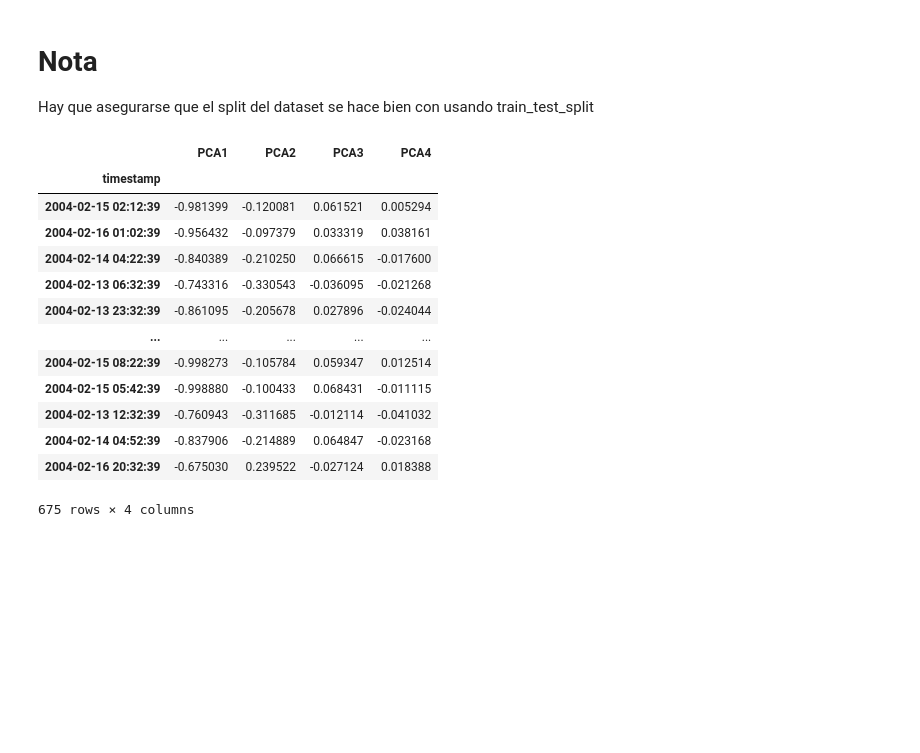
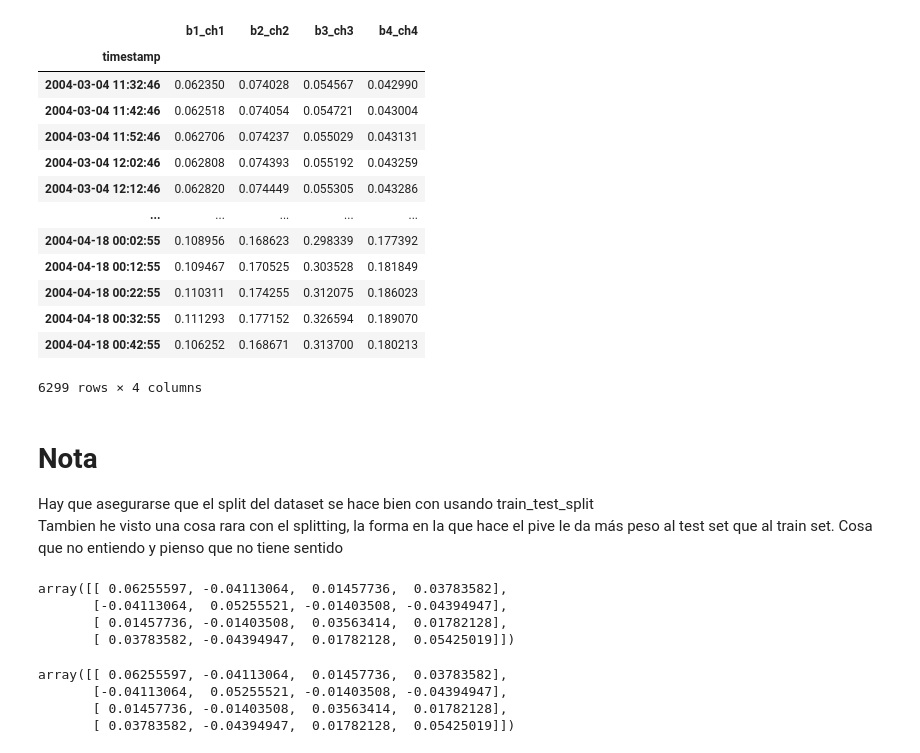
Before and after one commit to jaimebw/tfm, a Jupyter notebook: books/anomaly_dectetion_v0_1.ipynb, the cells around one changed output. Drawn from its saved outputs; the diff is of its cells as text; code cells hidden in the pictures; blank space fills up the shorter version.

```diff
--- a/books/anomaly_dectetion_v0_1.ipynb
+++ b/books/anomaly_dectetion_v0_1.ipynb
@@ -56,4 +173,23 @@ df1
+# %%
+df1
+# %% [output]
+|  | b1_ch1 | b2_ch2 | b3_ch3 | b4_ch4 |
+| timestamp |  |  |  |  |
+| 2004-03-04 11:32:46 | 0.062350 | 0.074028 | 0.054567 | 0.042990 |
+| 2004-03-04 11:42:46 | 0.062518 | 0.074054 | 0.054721 | 0.043004 |
+| 2004-03-04 11:52:46 | 0.062706 | 0.074237 | 0.055029 | 0.043131 |
+| 2004-03-04 12:02:46 | 0.062808 | 0.074393 | 0.055192 | 0.043259 |
+| 2004-03-04 12:12:46 | 0.062820 | 0.074449 | 0.055305 | 0.043286 |
+| ... | ... | ... | ... | ... |
+| 2004-04-18 00:02:55 | 0.108956 | 0.168623 | 0.298339 | 0.177392 |
+| 2004-04-18 00:12:55 | 0.109467 | 0.170525 | 0.303528 | 0.181849 |
+| 2004-04-18 00:22:55 | 0.110311 | 0.174255 | 0.312075 | 0.186023 |
+| 2004-04-18 00:32:55 | 0.111293 | 0.177152 | 0.326594 | 0.189070 |
+| 2004-04-18 00:42:55 | 0.106252 | 0.168671 | 0.313700 | 0.180213 |
+6299 rows × 4 columns
 # %% [markdown]
 # Nota
 Hay que asegurarse que el split del dataset se hace bien con usando train_test_split
+Tambien he visto una cosa rara con el splitting, la forma en la que hace el pive le da más peso
+al test set que al train set. Cosa que no entiendo y pienso que no tiene sentido
 # %%
@@ -70,30 +212,24 @@ X_test = pd.DataFrame(scaler.fit_transform(X_test),
                       columns = X_test.columns,
                       index = X_test.index)
 # %%
-pca_train = PCA(random_state = RANDOM_STATE)
-labels = [f"PCA{i}" for i in range(1,5)]
-pca_train.fit(X_train)
-X_train_PCA = pca_train.transform(X_train)
+n_comp = 4
+pca = PCA(random_state = RANDOM_STATE,svd_solver ='full',n_components = n_comp)
+labels = [f"PCA{i}" for i in range(1,n_comp+1)]
+X_train_PCA = pca.fit_transform(X_train)
 X_train_PCA = pd.DataFrame(X_train_PCA,index =X_train.index,columns = labels )
-X_train_PCA
+pca.get_covariance()
 # %% [output]
-|  | PCA1 | PCA2 | PCA3 | PCA4 |
-| timestamp |  |  |  |  |
-| 2004-02-15 02:12:39 | -0.981399 | -0.120081 | 0.061521 | 0.005294 |
-| 2004-02-16 01:02:39 | -0.956432 | -0.097379 | 0.033319 | 0.038161 |
-| 2004-02-14 04:22:39 | -0.840389 | -0.210250 | 0.066615 | -0.017600 |
-| 2004-02-13 06:32:39 | -0.743316 | -0.330543 | -0.036095 | -0.021268 |
-| 2004-02-13 23:32:39 | -0.861095 | -0.205678 | 0.027896 | -0.024044 |
-| ... | ... | ... | ... | ... |
-| 2004-02-15 08:22:39 | -0.998273 | -0.105784 | 0.059347 | 0.012514 |
-| 2004-02-15 05:42:39 | -0.998880 | -0.100433 | 0.068431 | -0.011115 |
-| 2004-02-13 12:32:39 | -0.760943 | -0.311685 | -0.012114 | -0.041032 |
-| 2004-02-14 04:52:39 | -0.837906 | -0.214889 | 0.064847 | -0.023168 |
-| 2004-02-16 20:32:39 | -0.675030 | 0.239522 | -0.027124 | 0.018388 |
-675 rows × 4 columns
+array([[ 0.06255597, -0.04113064,  0.01457736,  0.03783582],
+       [-0.04113064,  0.05255521, -0.01403508, -0.04394947],
+       [ 0.01457736, -0.01403508,  0.03563414,  0.01782128],
+       [ 0.03783582, -0.04394947,  0.01782128,  0.05425019]])
 # %%
-pca_test = PCA(random_state = RANDOM_STATE)
-pca_test.fit(X_train)
-X_test_PCA = pca_test.transform(X_test)
+X_test_PCA = pca.transform(X_test)
 X_test_PCA = pd.DataFrame(X_test_PCA,index = X_test.index,columns = labels)
+pca.get_covariance()
+# %% [output]
+array([[ 0.06255597, -0.04113064,  0.01457736,  0.03783582],
+       [-0.04113064,  0.05255521, -0.01403508, -0.04394947],
+       [ 0.01457736, -0.01403508,  0.03563414,  0.01782128],
+       [ 0.03783582, -0.04394947,  0.01782128,  0.05425019]])
 # %%
```
Also changed, not shown: parts of 23 cells of this notebook, 1 other file.
